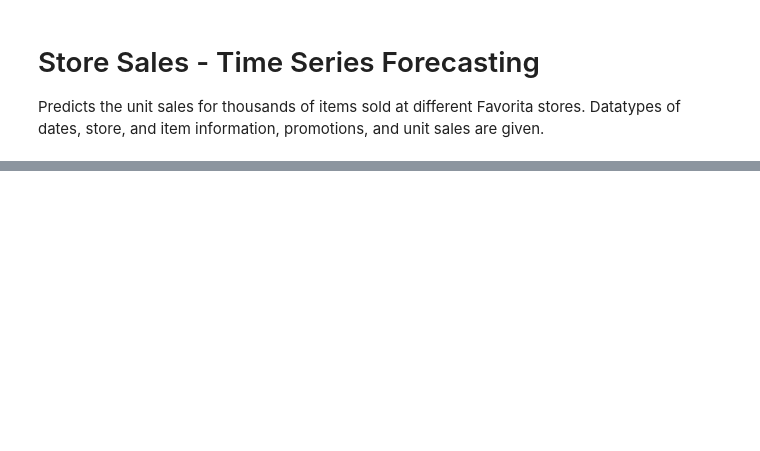
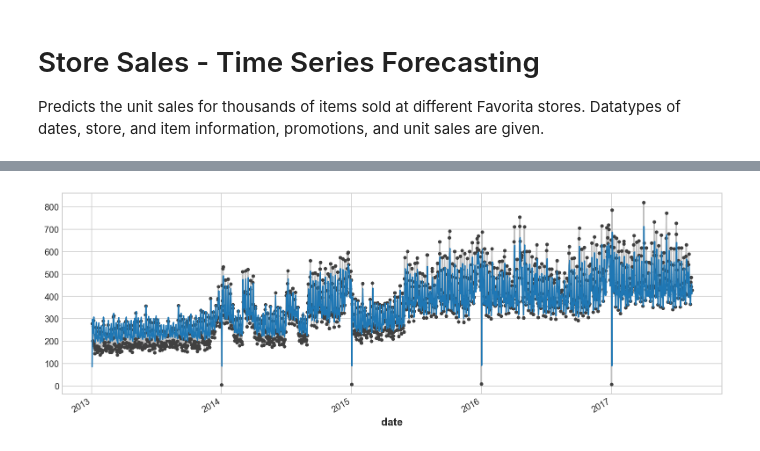
Before and after one commit to rohovskoi/store_sales_supervised_ml, a Jupyter notebook: store_sales.ipynb, the cells around one changed output, grey strips where cells are left out. Cells and saved outputs as stored; diff of their text form; code cells hidden in the pictures; blank space fills up the shorter version.

```diff
--- a/store_sales.ipynb
+++ b/store_sales.ipynb
@@ -66,0 +122,5 @@ IndexingError: Too many indexers
+# %%
+ax = y.plot(**plot_params)
+ax = y_pred.plot()
+# %% [output]
+[figure, added]
```
Also changed, not shown: parts of 10 cells of this notebook.
